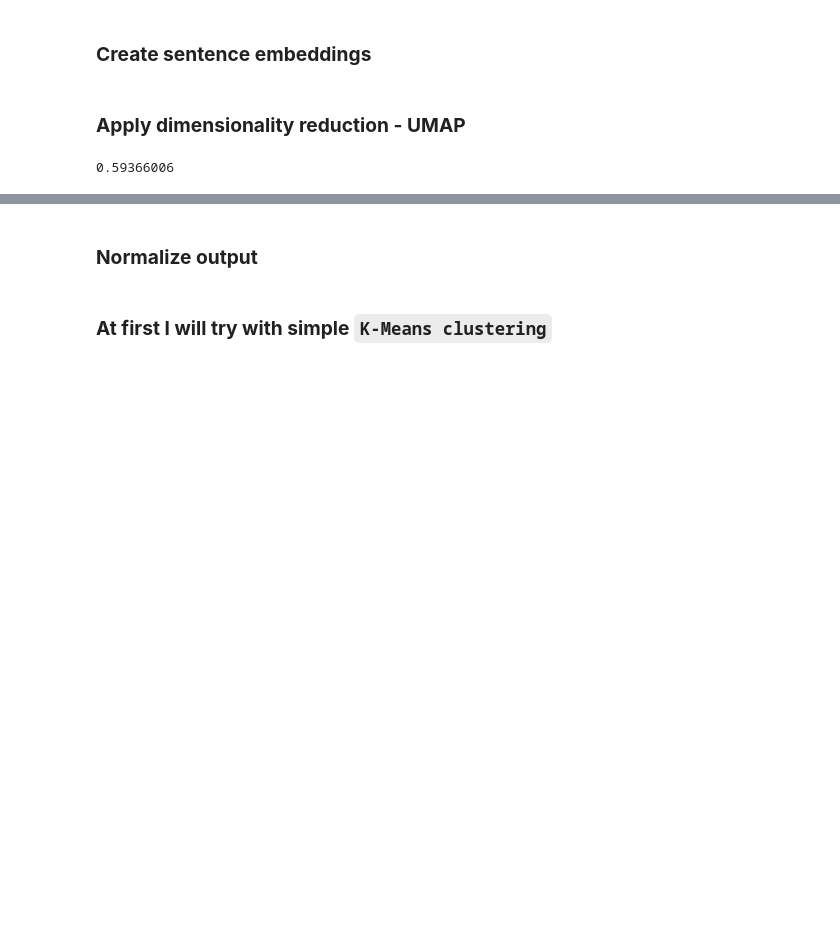
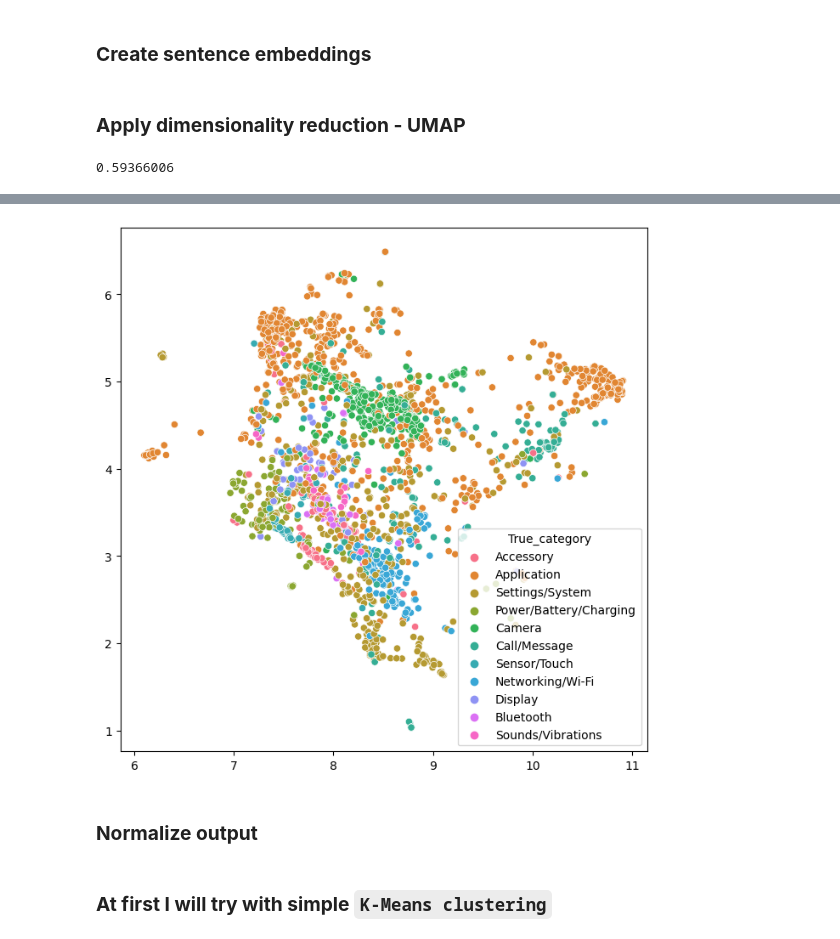
Before and after one commit to mrutkowsky/NAWROS, a Jupyter notebook: notebooks/sentence-trans-test.ipynb, the cells around one changed output, grey strips where cells are left out. Drawn from its saved outputs; the diff is of its cells as text; code cells hidden in the pictures; blank space fills up the shorter version.

```diff
--- a/notebooks/sentence-trans-test.ipynb
+++ b/notebooks/sentence-trans-test.ipynb
@@ -194,3 +164,13 @@ plt.show()
+# %%
+fig, ax = plt.subplots(figsize=(8, 8))
+sns.scatterplot(
+    x=clusterable_embeddings[indexes_to_plot, 0],
+    y=clusterable_embeddings[indexes_to_plot, 1],
+    hue=df.loc[df['True_category'] != '<NO_VALUE>']['True_category'],
+    ax=ax)
+plt.show()
+# %% [output]
+[figure, added]
 # %% [markdown]
 ### <b>Normalize output
 # %%
```
Also changed, not shown: parts of 26 cells of this notebook, 2 other files.
